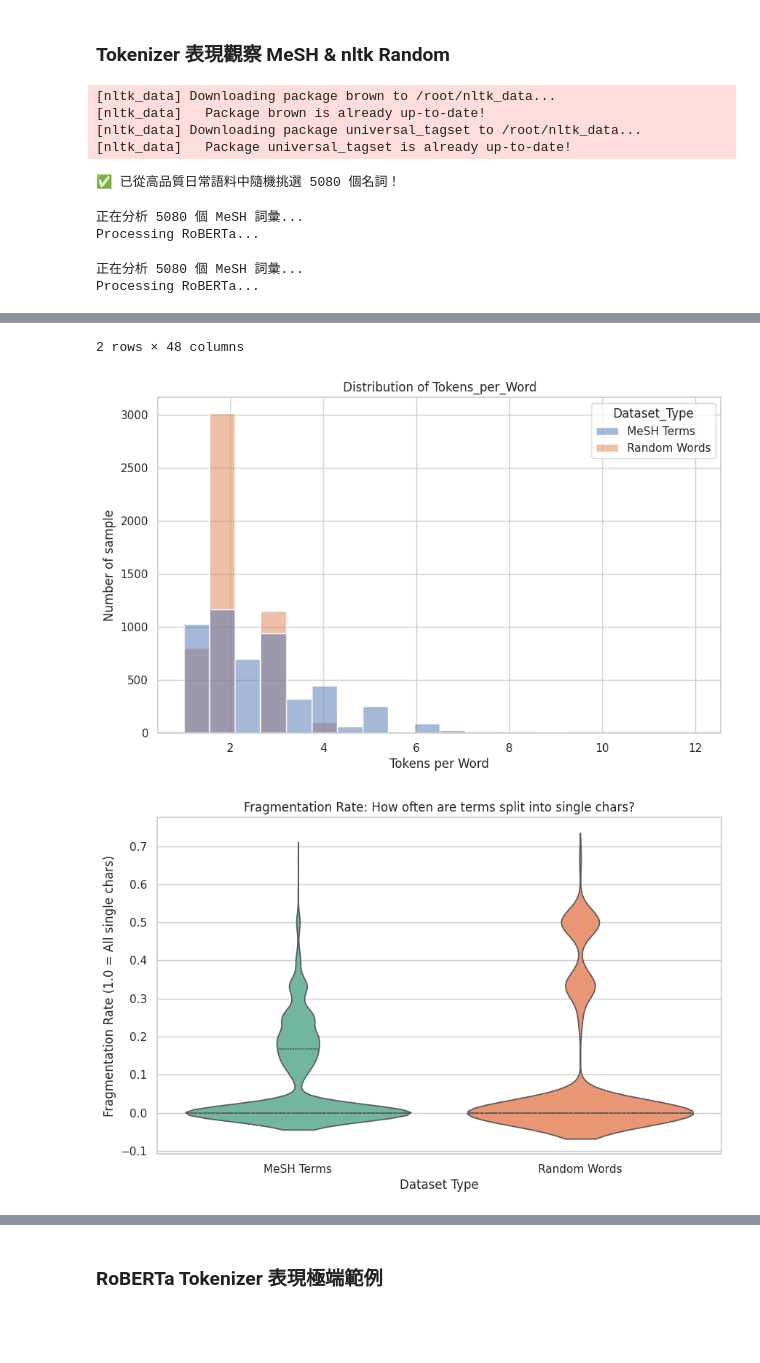
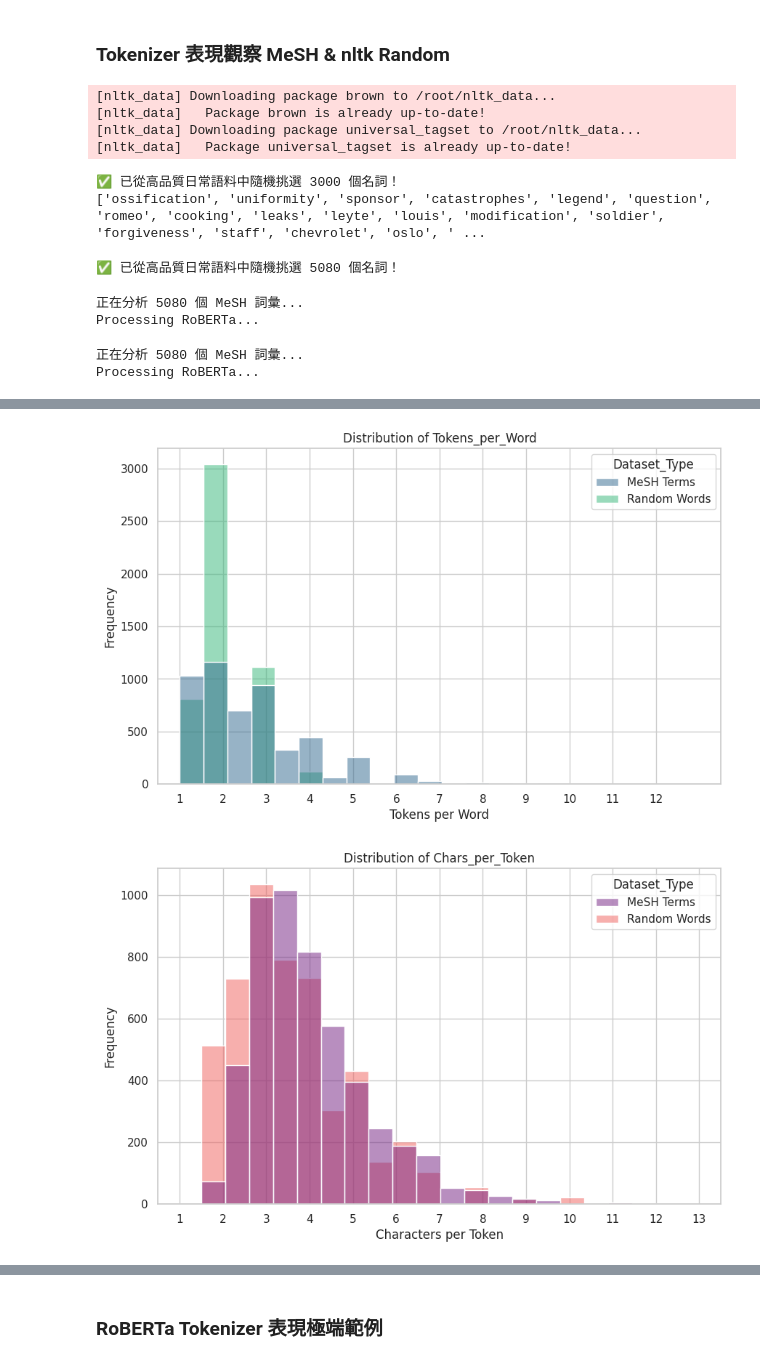
Before and after one commit to Heng1222/Ohsumed_classification, a Jupyter notebook: Model/Token_size_distribution.ipynb, the cells around one changed output, grey strips where cells are left out. Cells and saved outputs as stored; diff of their text form; code cells hidden in the pictures; blank space fills up the shorter version.

```diff
--- a/Model/Token_size_distribution.ipynb
+++ b/Model/Token_size_distribution.ipynb
@@ -51,16 +51,20 @@ def get_random_nouns_df(num_words: int) -> list:
     df_output = pd.DataFrame(random_nouns, columns=['Random_Noun'])
 
     print(f"✅ 已從高品質日常語料中隨機挑選 {len(random_nouns)} 個名詞！")
-    return df_output['Random_Noun'].tolist()
+    result = df_output['Random_Noun'].tolist()
+    random.shuffle(result)
+    return result
 
 # --- 使用範例 ---
-# my_word_list = get_random_nouns_df(3000)
-# print(my_word_list[:10])
+my_word_list = get_random_nouns_df(3000)
+print(my_word_list[:20])
 # %% [output]
 [nltk_data] Downloading package brown to /root/nltk_data...
 [nltk_data]   Package brown is already up-to-date!
 [nltk_data] Downloading package universal_tagset to /root/nltk_data...
 [nltk_data]   Package universal_tagset is already up-to-date!
+✅ 已從高品質日常語料中隨機挑選 3000 個名詞！
+['ossification', 'uniformity', 'sponsor', 'catastrophes', 'legend', 'question', 'romeo', 'cooking', 'leaks', 'leyte', 'louis', 'modification', 'soldier', 'forgiveness', 'staff', 'chevrolet', 'oslo', ' ...
 # %%
 # 1. 測試資料集 (Python List of Strings)
 import pandas as pd
@@ -161,46 +165,45 @@ df_1['Dataset_Type'] = 'MeSH Terms'
 df_2 = run_mesh_analysis(random_words, tokenizers_dict)
 df_2['Dataset_Type'] = 'Random Words'
 df_results = pd.concat([df_1, df_2], ignore_index=True)
-print(df_results.head(20))
 # --- 查看數據摘要 ---
 # 顯示 RoBERTa 模型的詳細描述性統計
 roberta_df = df_results[df_results['Model'] == 'RoBERTa']
 print("\n=== RoBERTa Tokenizer 詳細統計數據 ===")
-display(roberta_df.groupby('Dataset_Type')[["Char_Length", "Word_Count", "Token_Count", "Chars_per_Token", "Tokens_per_Word", "Fragmentation_Rate"]].describe())
+with pd.option_context('display.max_rows', None, 'display.max_columns', None):
+    stats = roberta_df.groupby('Dataset_Type')[["Char_Length", "Word_Count", "Token_Count", "Chars_per_Token", "Tokens_per_Word", "Fragmentation_Rate"]].describe()
+    print(stats.T)
 
-# 圖表 1: Tokens_per_Word 分布 (Boxplot)
-# 觀察：
+import matplotlib.pyplot as plt
+import seaborn as sns
+
+# 圖表 1: Tokens_per_Word 分布 (Histogram)
 plt.figure(figsize=(10, 6))
-sns.histplot(data=df_results, x="Tokens_per_Word", bins=20, hue="Dataset_Type", color='skyblue')
+sns.histplot(data=df_results, x="Tokens_per_Word", bins=20, hue="Dataset_Type", palette="viridis")
 plt.title("Distribution of Tokens_per_Word")
-plt.ylabel("Number of sample")
+plt.ylabel("Frequency")
 plt.xlabel("Tokens per Word")
+plt.xticks(range(1, 13))
+plt.xlim(0.5, 13.5)
 plt.show()
 
-# 圖表 2: 碎片化程度 (Violin Plot or Strip Plot)
-# 觀察：是否有模型經常出現高碎片化 (Fragmentation > 0.5)
+# 圖表 2: Chars_per_Token 分布 (Histogram)
 plt.figure(figsize=(10, 6))
-sns.violinplot(data=df_results, x="Dataset_Type", y="Fragmentation_Rate", hue="Dataset_Type", palette="Set2", inner="quartile", legend=False)
-plt.title("Fragmentation Rate: How often are terms split into single chars?")
-plt.ylabel("Fragmentation Rate (1.0 = All single chars)")
-plt.xlabel("Dataset Type")
+sns.histplot(data=df_results, x="Chars_per_Token", bins=20, hue="Dataset_Type", palette="magma")
+plt.title("Distribution of Chars_per_Token")
+plt.ylabel("Frequency")
+plt.xlabel("Characters per Token")
+plt.xticks(range(1, 14))
+plt.xlim(0.5, 13.5)
 plt.show()
 
-# 圖表 3: Chars_per_Token 整體分佈
-# 觀察：每個 Token 平均承載的字元數的分佈狀況
+# 圖表 3: Fragmentation_Rate 分布 (Histogram)
 plt.figure(figsize=(10, 6))
-sns.histplot(data=df_results, x="Chars_per_Token", kde=True, bins=20, hue="Dataset_Type", color='skyblue')
-plt.title("Distribution of Chars_per_Token")
-plt.xlabel("Characters per Token")
+sns.histplot(data=df_results, x="Fragmentation_Rate", bins=20, hue="Dataset_Type", palette="magma")
+plt.title("Distribution of Fragmentation_Rate")
 plt.ylabel("Frequency")
+plt.xlabel("Fragmentation_Rate")
+plt.xlim(0, 1)
 plt.show()
-# 圖表 4: Characters per Token 整體分佈
-# 觀察：
-sns.boxplot(data=df_results, x="Dataset_Type", y="Chars_per_Token", hue="Dataset_Type", palette="viridis", legend=False)
-plt.title("Characters per Token Distribution")
-plt.ylabel("Characters per Token")
-plt.xlabel("Dataset Type")
-plt.show()
 # %% [output]
 正在分析 5080 個 MeSH 詞彙...
 Processing RoBERTa...
@@ -231,3 +229,2 @@ Processing RoBERTa...
-2 rows × 48 columns
-[figure, old version]
+[figure, new version]
-[figure, old version]
+[figure, new version]
```
Also changed, not shown: parts of 3 cells of this notebook.
